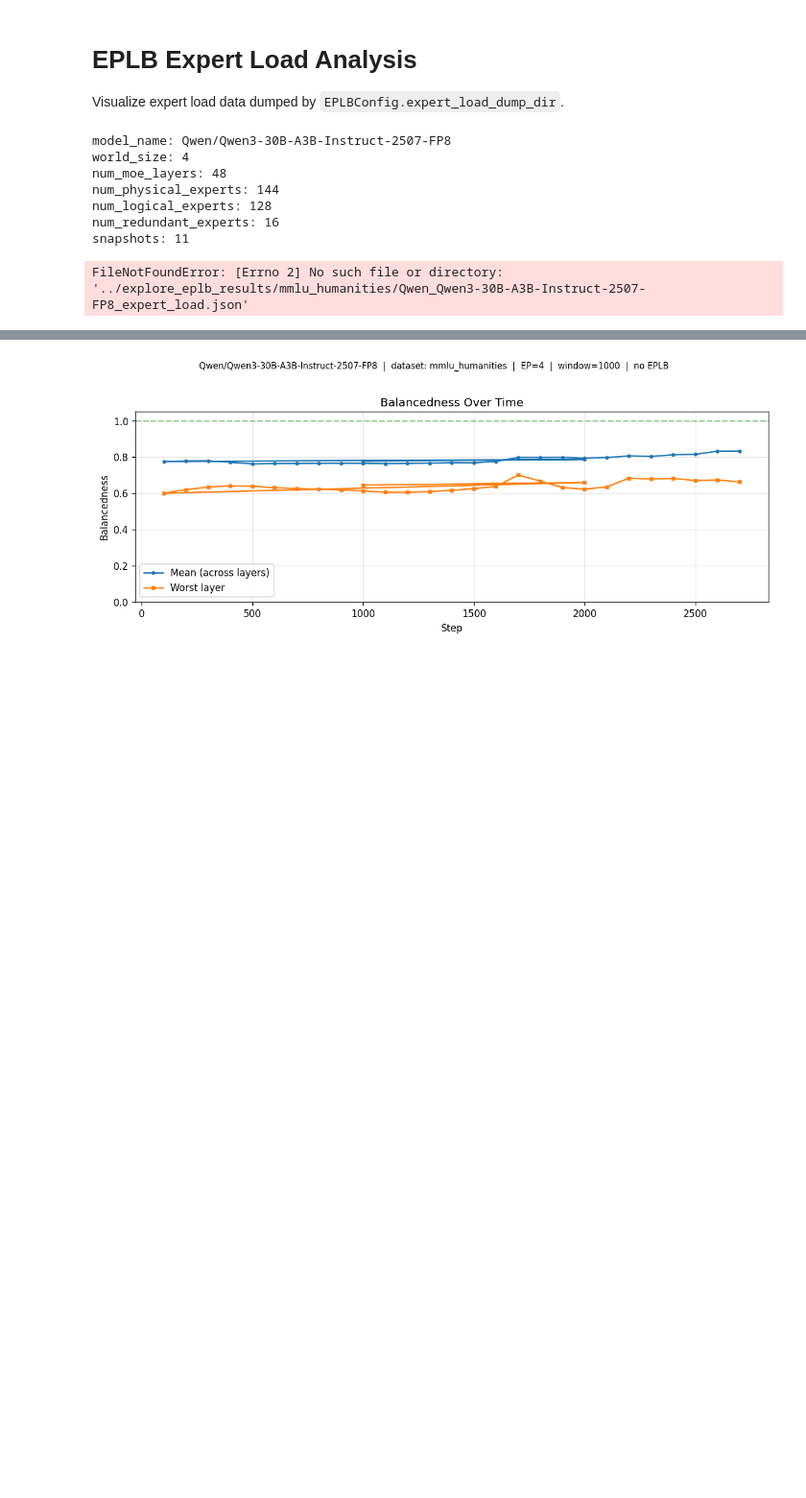
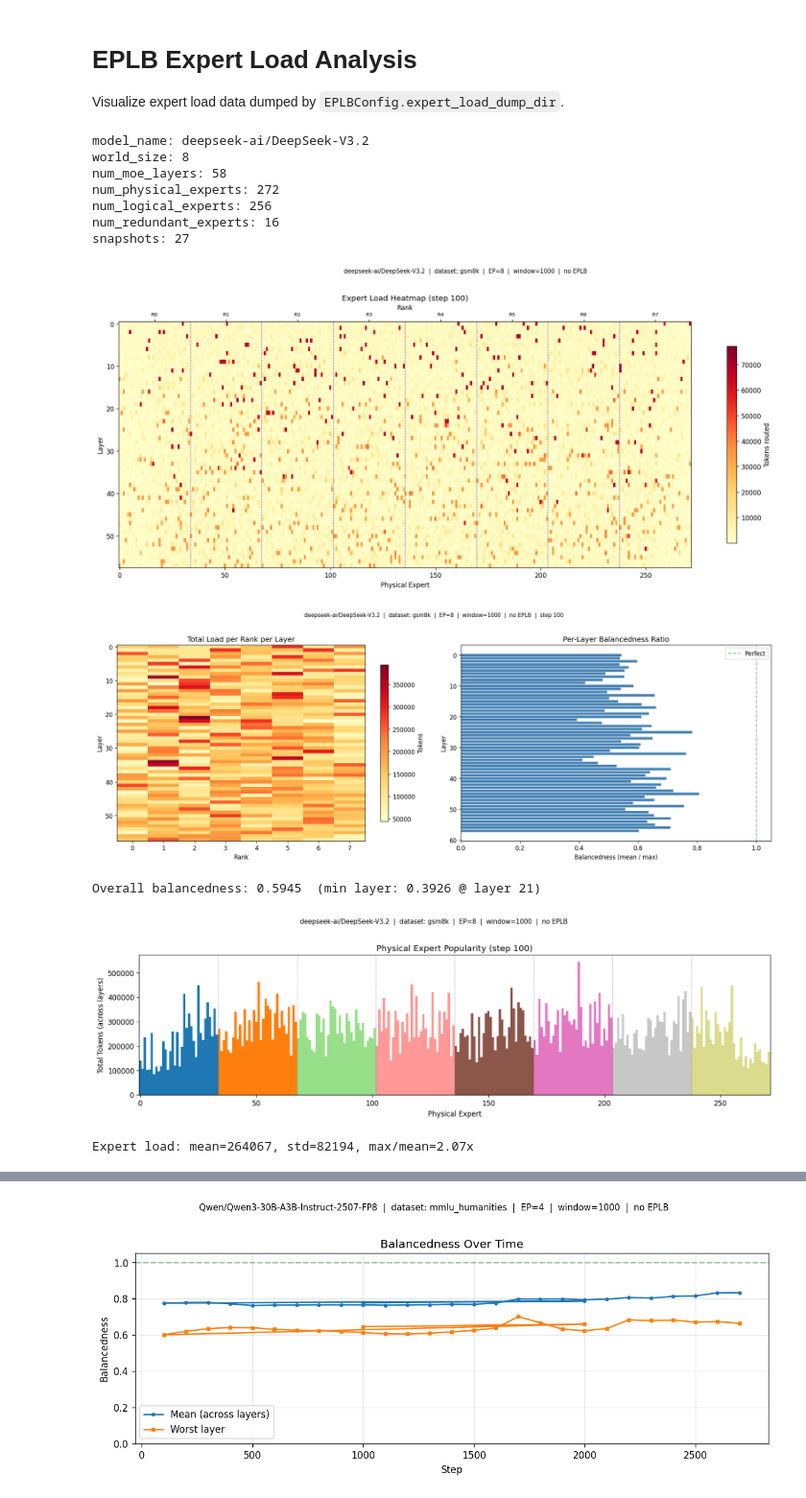
Before and after one commit to neuralmagic/vllm, a Jupyter notebook: notebooks/eplb_expert_load_analysis.ipynb, the cells around one changed output, grey strips where cells are left out. Shown at 96% size. Saved outputs shown, nothing was run; the diff lists cells and outputs as text; code cells hidden in the pictures; blank space fills up the shorter version.

Commit message:
Update with latest snapshot capture

```diff
--- a/notebooks/eplb_expert_load_analysis.ipynb
+++ b/notebooks/eplb_expert_load_analysis.ipynb
@@ -11,6 +11,16 @@ import matplotlib.pyplot as plt
 import numpy as np
 
 plt.rcParams.update({"figure.dpi": 120, "figure.facecolor": "white"})
+
+
+from typing import Literal
+
+LoadType = Literal["window", "latest"]
+
+LOAD_TYPE_KEY: dict[LoadType, str] = {
+    "window": "window_expert_load",
+    "latest": "latest_expert_load",
+}
 
 
 @dataclass
@@ -29,12 +39,13 @@ class EplbLoadData:
     window_size: int
     data: dict  # raw JSON
     subtitle: str
+    load_key: str
 
     def snapshot(self, idx: int = -1):
         snap = self.data["snapshots"][idx]
         return (
             snap,
-            np.array(snap["expert_load"]),
+            np.array(snap[self.load_key]),
             np.array(snap["physical_to_logical_map"]),
         )
 
@@ -46,10 +57,12 @@ def load_eplb_data(
     world_size: int | None = None,
     window_size: int = 1000,
     tag: str = "",
+    load_type: LoadType = "window",
 ) -> EplbLoadData:
     """Load a JSON dump and return an EplbLoadData."""
     model_name = model.replace("/", "_")
-    dump_file = Path(f"{dump_root}/{dataset}/{model_name}_expert_load.json")
+    subdir = f"{tag}/" if tag else ""
+    dump_file = Path(f"{dump_root}/{dataset}/{subdir}{model_name}_expert_load.json")
     with open(dump_file) as f:
         data = json.load(f)
 
@@ -64,12 +77,15 @@ def load_eplb_data(
         print(f"{k}: {data[k]}")
     print(f"snapshots: {len(data['snapshots'])}")
 
+    load_key = LOAD_TYPE_KEY[load_type]
+
     ws = world_size if world_size is not None else data["world_size"]
     num_physical = data["num_physical_experts"]
     assert num_physical % ws == 0, (
         f"num_physical_experts ({num_physical}) must be divisible by world_size ({ws})"
     )
-    subtitle = f"{model}  |  dataset: {dataset}  |  EP={ws}  |  window={window_size}"
+    load_label = "window load" if load_type == "window" else "latest load"
+    subtitle = f"{model}  |  dataset: {dataset}  |  EP={ws}  |  {load_label}  |  window={window_size}"
     if tag:
         subtitle += f"  |  {tag}"
 
@@ -86,6 +102,7 @@ def load_eplb_data(
         window_size=window_size,
         data=data,
         subtitle=subtitle,
+        load_key=load_key,
     )
 
 
@@ -209,7 +226,7 @@ def plot_balancedness_over_time(d: EplbLoadData):
     """4. Balancedness trend across all snapshots."""
     steps, overall, worst = [], [], []
     for snap_i in d.data["snapshots"]:
-        load_i = np.array(snap_i["expert_load"])
+        load_i = np.array(snap_i[d.load_key])
         rank_load_i = load_i.reshape(
             d.num_layers, d.world_size, d.experts_per_rank
         ).sum(axis=2)
@@ -241,34 +258,25 @@ def plot_all(d: EplbLoadData, snapshot_idx: int = -1):
     plot_rank_balance(d, snapshot_idx)
     plot_expert_popularity(d, snapshot_idx)
     plot_balancedness_over_time(d)
-# %%
-# d_gsm8k = load_eplb_data(
-#     dataset="gsm8k",
-#     model="Qwen/Qwen3-30B-A3B-Instruct-2507-FP8",
-#     # world_size=8,  # override to simulate different EP sizes
-#     tag="no EPLB",
-# )
-d_mmlu_stem = load_eplb_data(
-    dataset="mmlu_stem",
-    model="Qwen/Qwen3-30B-A3B-Instruct-2507-FP8",
-    # world_size=8,  # override to simulate different EP sizes
-    tag="no EPLB",
-)
-d_mmlu_humanities = load_eplb_data(
-    dataset="mmlu_humanities",
-    model="Qwen/Qwen3-30B-A3B-Instruct-2507-FP8",
-    # world_size=8,  # override to simulate different EP sizes
-    tag="no EPLB",
-)
-plot_rank_balance(d_mmlu_stem, snapshot_idx=2)
-plot_rank_balance(d_mmlu_humanities, snapshot_idx=4)
-# plot_all(d, snapshot_idx=-1)
-# %% [output]
-model_name: Qwen/Qwen3-30B-A3B-Instruct-2507-FP8
-world_size: 4
-num_moe_layers: 48
-num_physical_experts: 144
-num_logical_experts: 128
-num_redundant_experts: 16
-snapshots: 11
-FileNotFoundError: [Errno 2] No such file or directory: '../explore_eplb_results/mmlu_humanities/Qwen_Qwen3-30B-A3B-Instruct-2507-FP8_expert_load.json'
+# %%
+d_gsm8k = load_eplb_data(
+    dataset="gsm8k",
+    model="deepseek-ai/DeepSeek-V3.2",
+    # world_size=8,  # override to simulate different EP sizes
+    tag="no_eplb",
+)
+# plot_rank_balance(d_gsm8k, snapshot_idx=2)
+plot_all(d_gsm8k, snapshot_idx=0)
+# %% [output]
+model_name: deepseek-ai/DeepSeek-V3.2
+world_size: 8
+num_moe_layers: 58
+num_physical_experts: 272
+num_logical_experts: 256
+num_redundant_experts: 16
+snapshots: 27
+[figure, added]
+[figure, added]
+Overall balancedness: 0.5945  (min layer: 0.3926 @ layer 21)
+[figure, added]
+Expert load: mean=264067, std=82194, max/mean=2.07x
```
Also changed, not shown: parts of 1 cell of this notebook, 1 other file.
